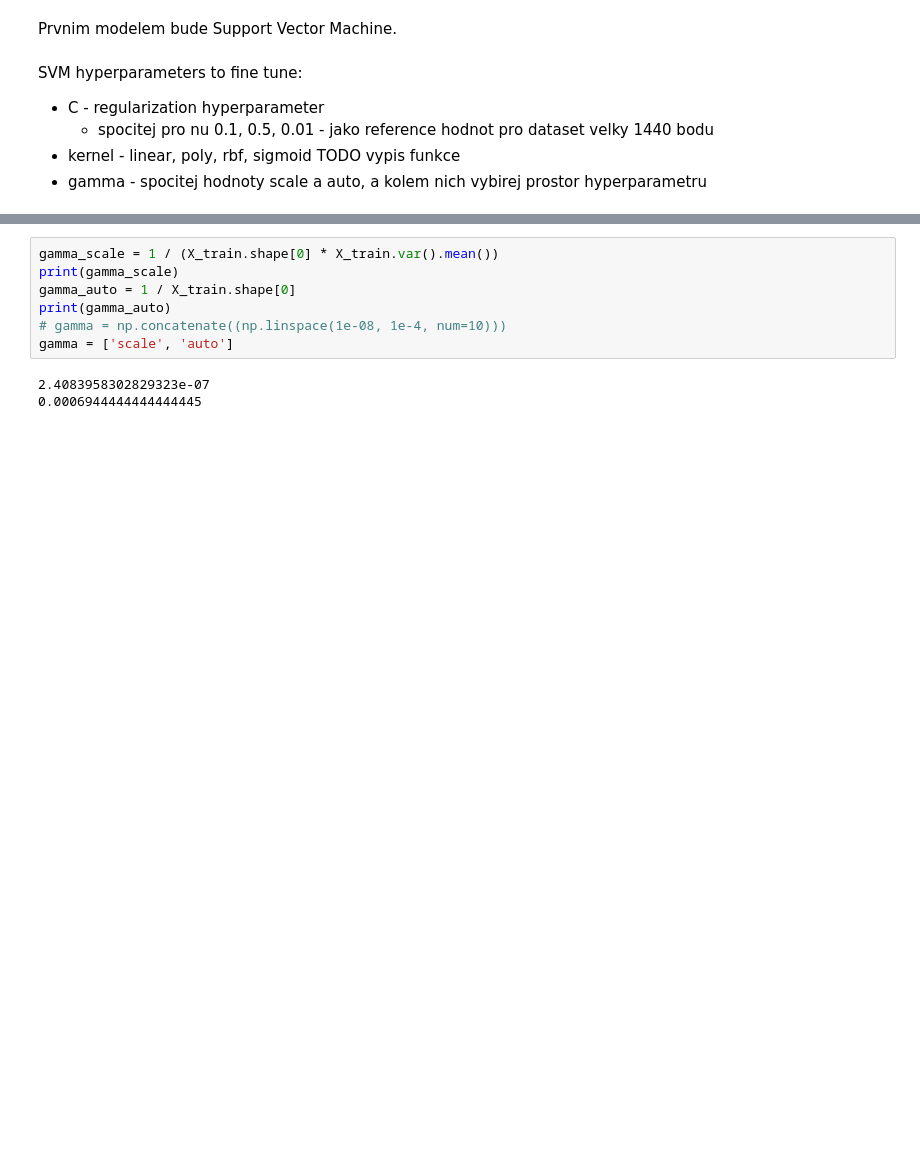
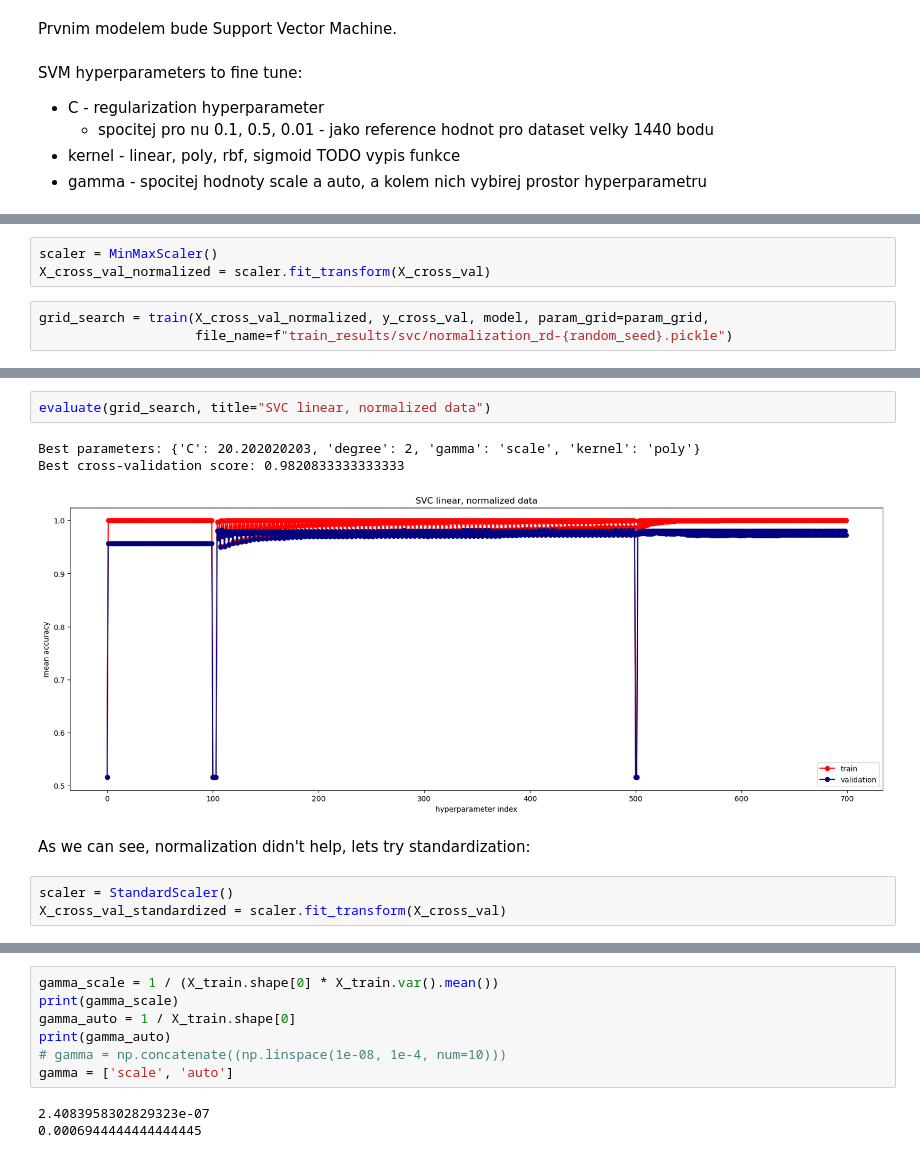
Before and after one commit to nickobard/Machine-Learning-II, a Jupyter notebook: 01/homework_01_B232.ipynb, the cells around one changed output, grey strips where cells are left out. Cells and saved outputs as stored; diff of their text form; blank space fills up the shorter version.

```diff
--- a/01/homework_01_B232.ipynb
+++ b/01/homework_01_B232.ipynb
@@ -341,0 +373,6 @@ X_train.shape
+# %%
+scaler = MinMaxScaler()
+X_cross_val_normalized = scaler.fit_transform(X_cross_val)
+# %%
+grid_search = train(X_cross_val_normalized, y_cross_val, model, param_grid=param_grid,
+                    file_name=f"train_results/svc/normalization_rd-{random_seed}.pickle")
@@ -341,0 +397,11 @@ X_train.shape
+# %%
+evaluate(grid_search, title="SVC linear, normalized data")
+# %% [output]
+Best parameters: {'C': 20.202020203, 'degree': 2, 'gamma': 'scale', 'kernel': 'poly'}
+Best cross-validation score: 0.9820833333333333
+[figure, added]
+# %% [markdown]
+As we can see, normalization didn't help, lets try standardization:
+# %%
+scaler = StandardScaler()
+X_cross_val_standardized = scaler.fit_transform(X_cross_val)
```
Also changed, not shown: parts of 84 cells of this notebook, 9 other files.
